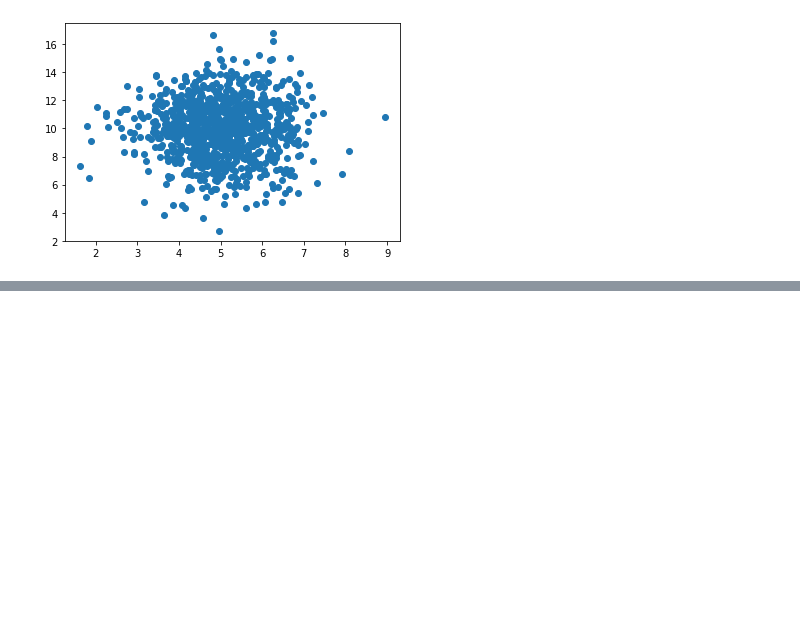
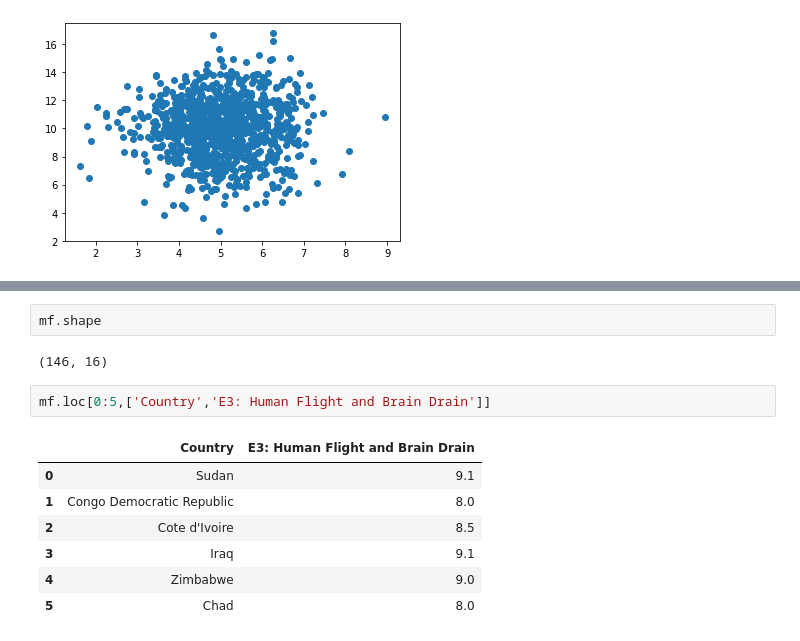
Before and after one commit to mustankap/Predicting-High-Risk-Countries-for-Political-Instability-and-Conflict, a Jupyter notebook: testing_jupyter.ipynb, the cells around one changed output, grey strips where cells are left out. Drawn from its saved outputs; the diff is of its cells as text; blank space fills up the shorter version.

```diff
--- a/testing_jupyter.ipynb
+++ b/testing_jupyter.ipynb
@@ -54,0 +132,14 @@ s=[n*n for n in range(1000)]
+# %%
+mf.shape
+# %% [output]
+(146, 16)
+# %%
+mf.loc[0:5,['Country','E3: Human Flight and Brain Drain']]
+# %% [output]
+|  | Country | E3: Human Flight and Brain Drain |
+| 0 | Sudan | 9.1 |
+| 1 | Congo Democratic Republic | 8.0 |
+| 2 | Cote d'Ivoire | 8.5 |
+| 3 | Iraq | 9.1 |
+| 4 | Zimbabwe | 9.0 |
+| 5 | Chad | 8.0 |
```
Also changed, not shown: parts of 19 cells of this notebook, 16 other files.
